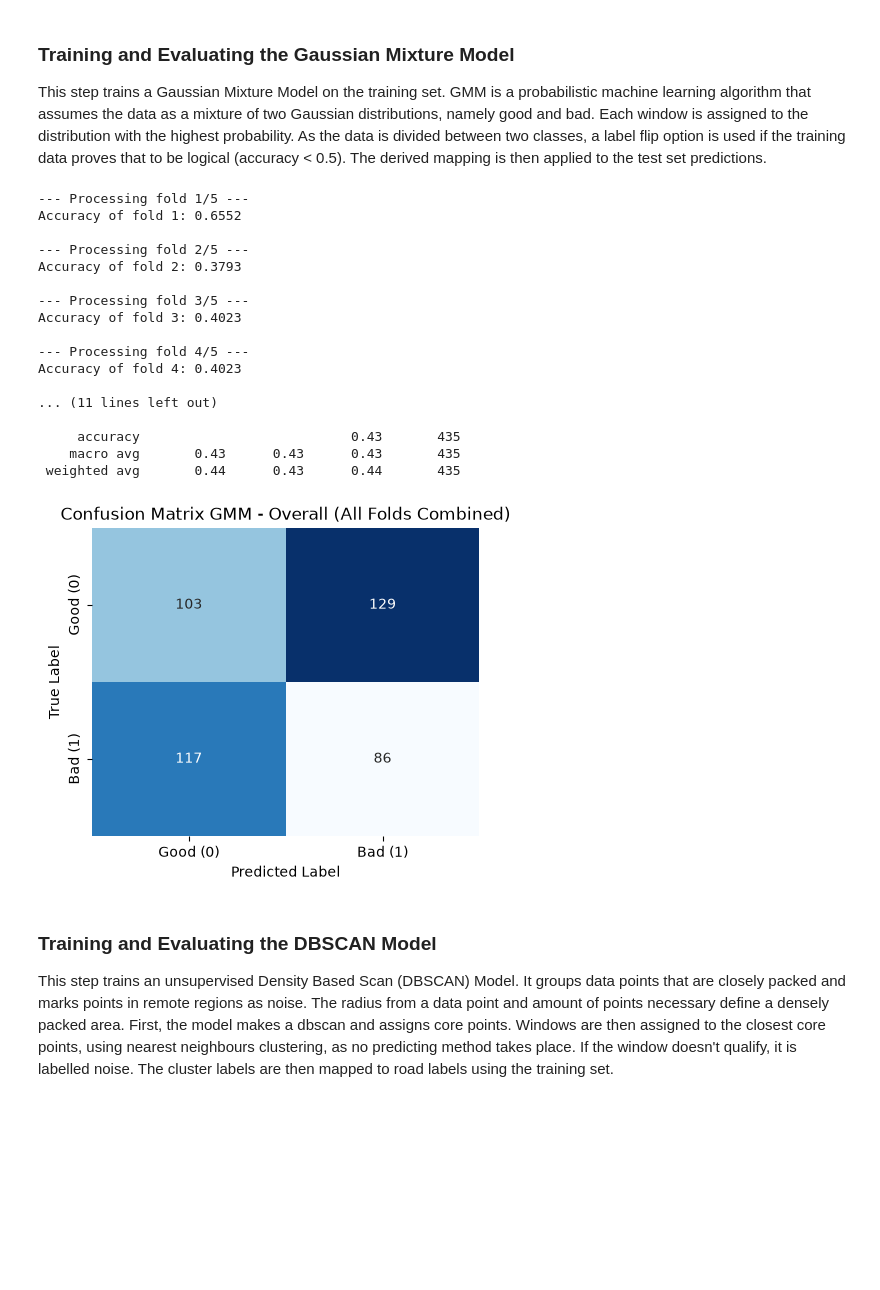
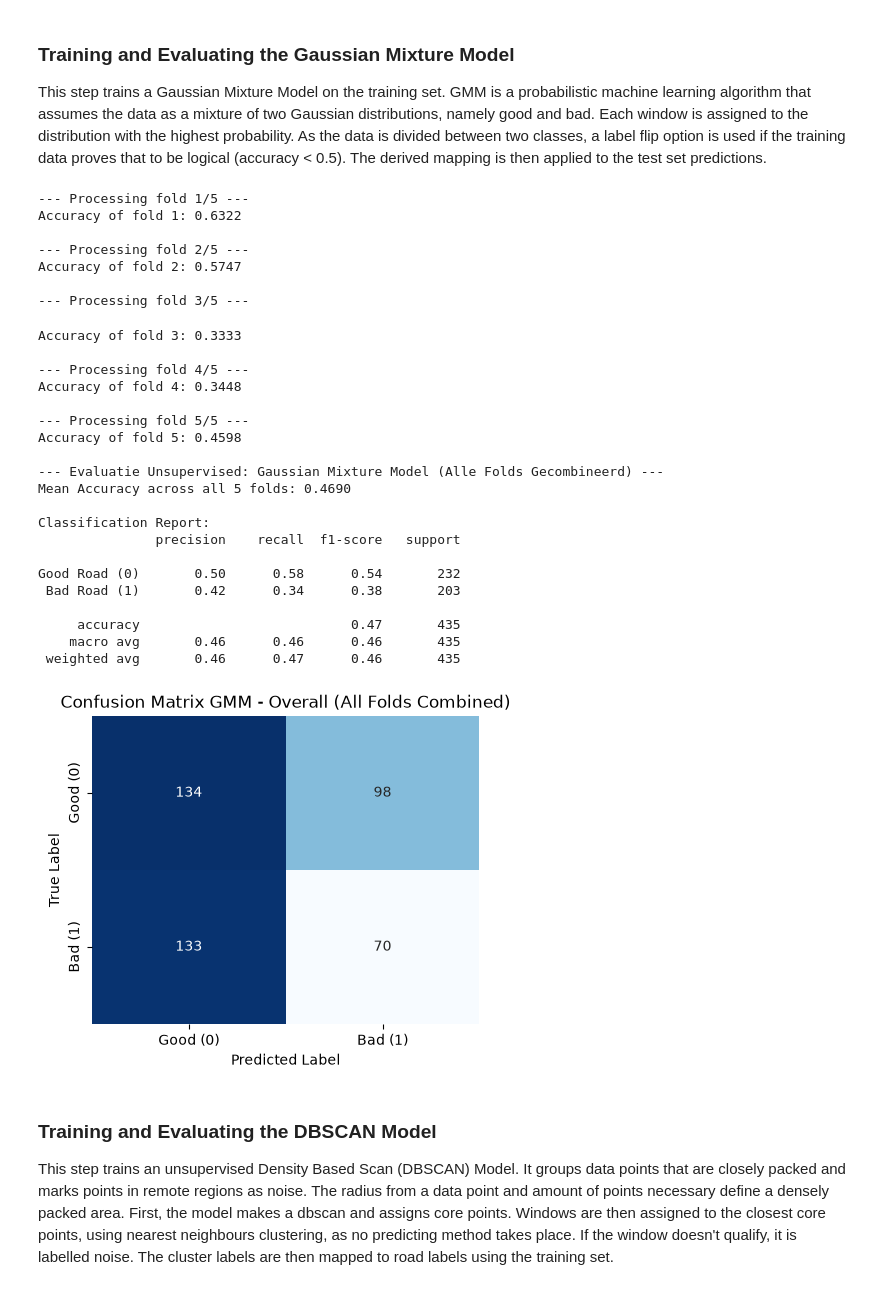
Before and after one commit to yoeri-stassen/5ARE0-cycling-assignment, a Jupyter notebook: Group13_cyclinglane_classifier.ipynb, the cells around one changed output. Drawn from its saved outputs; the diff is of its cells as text; code cells hidden in the pictures; blank space fills up the shorter version.

```diff
--- a/Group13_cyclinglane_classifier.ipynb
+++ b/Group13_cyclinglane_classifier.ipynb
@@ -917,7 +917,7 @@ for fold, (train_idx, test_idx) in enumerate(gkf.split(X, y, groups)):
     X_test_scaled = scaler.transform(X_test)
 
     # Fit GMM (unsupervised: no y_train used for fitting)
-    gmm = GaussianMixture(n_components=2, covariance_type='diag', n_init=10, random_state=42)
+    gmm = GaussianMixture(n_components=2, covariance_type='full', n_init=10, random_state=42)
     gmm.fit(X_train_scaled)
 
     # Predict clusters for train and test sets
@@ -937,46 +937,56 @@ for fold, (train_idx, test_idx) in enumerate(gkf.split(X, y, groups)):
     # Calculate accuracy for this fold
     acc = accuracy_score(y_test, y_pred_gmm)
     accuracies.append(acc)
     print(f"Accuracy of fold {fold + 1}: {acc:.4f}")
 
     # Save true labels and predictions to evaluate overall performance later
     all_y_true.extend(y_test)
     all_y_pred.extend(y_pred_gmm)
 
 # Print overall evaluation for all folds combined
 print(f"\n--- Evaluatie Unsupervised: Gaussian Mixture Model (Alle Folds Gecombineerd) ---")
 print(f"Mean Accuracy across all 5 folds: {np.mean(accuracies):.4f}\n")
 print("Classification Report:")
 print(classification_report(all_y_true, all_y_pred, target_names=['Good Road (0)', 'Bad Road (1)']))
 
 # Plot combined Confusion Matrix for all folds
 plt.figure(figsize=(5, 4))
 cm = confusion_matrix(all_y_true, all_y_pred)
 sns.heatmap(cm, annot=True, fmt='d', cmap='Blues', cbar=False,
             xticklabels=['Good (0)', 'Bad (1)'], yticklabels=['Good (0)', 'Bad (1)'])
 plt.title('Confusion Matrix GMM - Overall (All Folds Combined)')
 plt.ylabel('True Label')
 plt.xlabel('Predicted Label')
 plt.show()
 # %% [output]
 --- Processing fold 1/5 ---
-Accuracy of fold 1: 0.6552
+Accuracy of fold 1: 0.6322
 
 --- Processing fold 2/5 ---
-Accuracy of fold 2: 0.3793
+Accuracy of fold 2: 0.5747
 
 --- Processing fold 3/5 ---
-Accuracy of fold 3: 0.4023
-
---- Processing fold 4/5 ---
-Accuracy of fold 4: 0.4023
-
-... (11 lines left out)
-
-     accuracy                           0.43       435
-    macro avg       0.43      0.43      0.43       435
- weighted avg       0.44      0.43      0.44       435
+Accuracy of fold 3: 0.3333
+
+--- Processing fold 4/5 ---
+Accuracy of fold 4: 0.3448
+
+--- Processing fold 5/5 ---
+Accuracy of fold 5: 0.4598
+
+--- Evaluatie Unsupervised: Gaussian Mixture Model (Alle Folds Gecombineerd) ---
+Mean Accuracy across all 5 folds: 0.4690
+
+Classification Report:
+               precision    recall  f1-score   support
+
+Good Road (0)       0.50      0.58      0.54       232
+ Bad Road (1)       0.42      0.34      0.38       203
+
+     accuracy                           0.47       435
+    macro avg       0.46      0.46      0.46       435
+ weighted avg       0.46      0.47      0.46       435
-[figure, old version]
+[figure, new version]
 # %% [markdown]
 ### Training and Evaluating the DBSCAN Model
 
```
Also changed, not shown: parts of 1 cell of this notebook.
